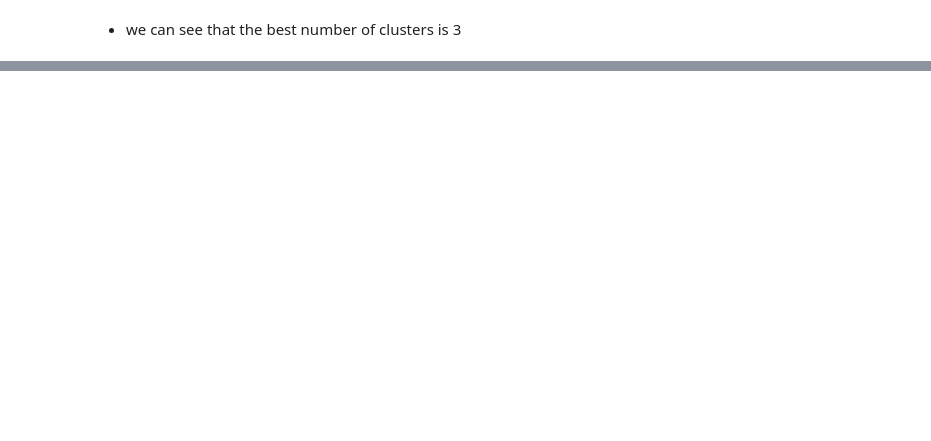
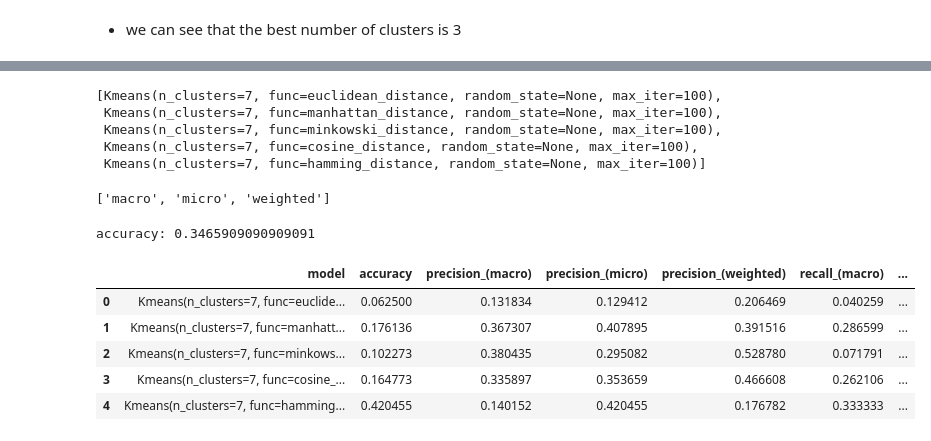
Before and after one commit to Mounir-charef/data_mining, a Jupyter notebook: notebooks/unsupervised_learning.ipynb, the cells around one changed output, grey strips where cells are left out. Drawn from its saved outputs; the diff is of its cells as text; code cells hidden in the pictures; blank space fills up the shorter version.

```diff
--- a/notebooks/unsupervised_learning.ipynb
+++ b/notebooks/unsupervised_learning.ipynb
@@ -93,0 +94,30 @@ kmeans.plot(X_train.to_numpy())
+# %%
+models = [Kmeans(n_clusters=7, max_iter=100, func=strategy) for strategy in strategies]
+models
+# %% [output]
+[Kmeans(n_clusters=7, func=euclidean_distance, random_state=None, max_iter=100),
+ Kmeans(n_clusters=7, func=manhattan_distance, random_state=None, max_iter=100),
+ Kmeans(n_clusters=7, func=minkowski_distance, random_state=None, max_iter=100),
+ Kmeans(n_clusters=7, func=cosine_distance, random_state=None, max_iter=100),
+ Kmeans(n_clusters=7, func=hamming_distance, random_state=None, max_iter=100)]
+# %%
+averages = list(get_args(Average))
+averages.remove('binary')
+averages
+# %% [output]
+['macro', 'micro', 'weighted']
+# %%
+pred = kmeans.predict(X_test.to_numpy())
+
+print(f'accuracy: {(pred == Y_test.to_numpy()).sum() / len(pred)}')
+# %% [output]
+accuracy: 0.3465909090909091
+# %%
+evaluate(X_train.to_numpy(), Y_train.to_numpy(), X_test.to_numpy(), Y_test.to_numpy(), models, get_args(Metric), averages)
+# %% [output]
+|  | model | accuracy | precision_(macro) | precision_(micro) | precision_(weighted) | recall_(macro) | ... |
+| 0 | Kmeans(n_clusters=7, func=euclide... | 0.062500 | 0.131834 | 0.129412 | 0.206469 | 0.040259 | ... |
+| 1 | Kmeans(n_clusters=7, func=manhatt... | 0.176136 | 0.367307 | 0.407895 | 0.391516 | 0.286599 | ... |
+| 2 | Kmeans(n_clusters=7, func=minkows... | 0.102273 | 0.380435 | 0.295082 | 0.528780 | 0.071791 | ... |
+| 3 | Kmeans(n_clusters=7, func=cosine_... | 0.164773 | 0.335897 | 0.353659 | 0.466608 | 0.262106 | ... |
+| 4 | Kmeans(n_clusters=7, func=hamming... | 0.420455 | 0.140152 | 0.420455 | 0.176782 | 0.333333 | ... |
```
Also changed, not shown: parts of 4 cells of this notebook, 3 other files.
